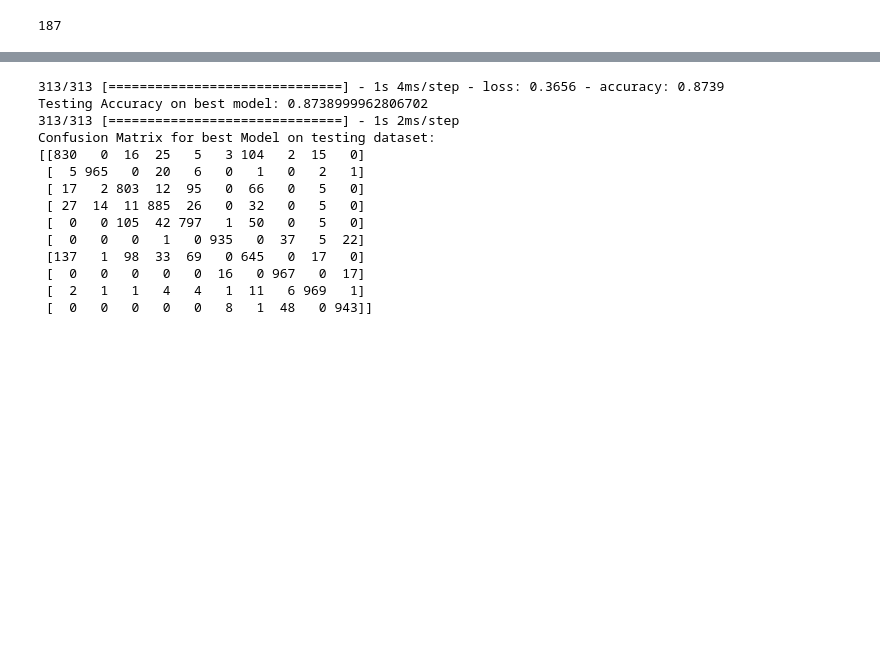
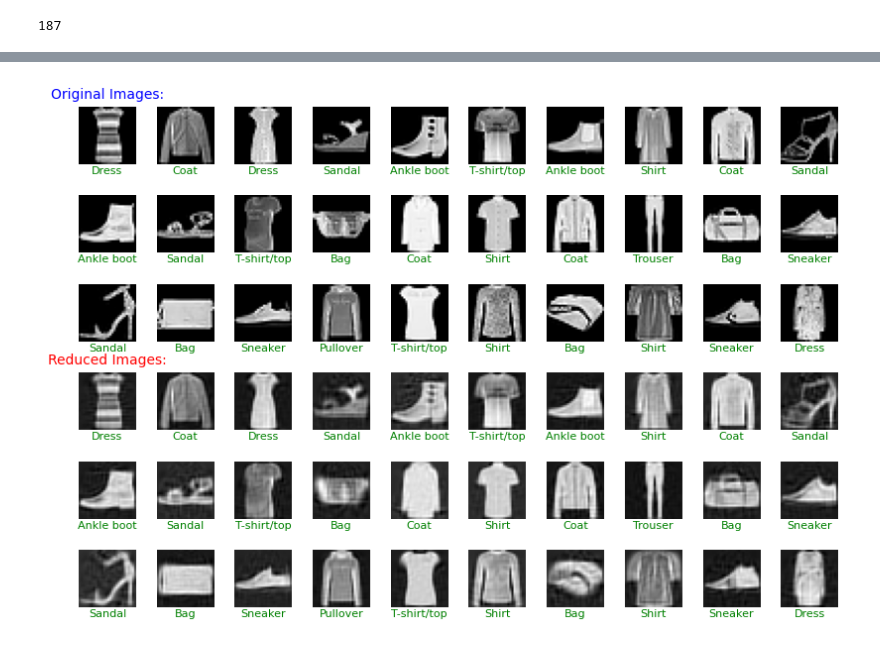
Before and after one commit to geeteshCh/FashionMNIST_Classification, a Jupyter notebook: ECEN_758_Project (1).ipynb, the cells around one changed output, grey strips where cells are left out. Cells and saved outputs as stored; diff of their text form; code cells hidden in the pictures; blank space fills up the shorter version.

```diff
--- a/ECEN_758_Project (1).ipynb
+++ b/ECEN_758_Project (1).ipynb
@@ -160,7 +138,12 @@ sns.scatterplot(x = tsne_results[:,0],
 # %%
 X_train_t = pca.transform(X_train)
+X_val_t   = pca.transform(X_val)
 X_test_t  = pca.transform(X_test)
 
 X_train_i = pca.inverse_transform(X_train_t)
+X_val_i   = pca.inverse_transform(X_val_t)
 X_test_i  = pca.inverse_transform(X_test_t)
-reduced_training_images = X_train_i.reshape(60000,28,28)
+
+
+training_images         = X_train.reshape(48000,28,28)
+reduced_training_images = X_train_i.reshape(48000,28,28)
@@ -232,28 +150,37 @@ Epoch 20: val_accuracy did not improve from 0.88542
-# %%
-# Evaluation of 2nd Model on testing set
-from sklearn.metrics import confusion_matrix
-from keras.models import load_model
-
-best_model = load_model('fnn_model1.h5')
-test_loss, test_accuracy = best_model.evaluate(X_test_t, to_categorical(testing_labels))
-print(f"Testing Accuracy on best model: {test_accuracy}")
-
-# Generate confusion matrix
-y_pred = best_model.predict(X_test_t)
-cm = confusion_matrix(testing_labels, np.argmax(y_pred, axis=1))
-print(f"Confusion Matrix for best Model on testing dataset:\n{cm}")
-# %% [output]
-313/313 [==============================] - 1s 4ms/step - loss: 0.3656 - accuracy: 0.8739
-Testing Accuracy on best model: 0.8738999962806702
-313/313 [==============================] - 1s 2ms/step
-Confusion Matrix for best Model on testing dataset:
-[[830   0  16  25   5   3 104   2  15   0]
- [  5 965   0  20   6   0   1   0   2   1]
- [ 17   2 803  12  95   0  66   0   5   0]
- [ 27  14  11 885  26   0  32   0   5   0]
- [  0   0 105  42 797   1  50   0   5   0]
- [  0   0   0   1   0 935   0  37   5  22]
- [137   1  98  33  69   0 645   0  17   0]
- [  0   0   0   0   0  16   0 967   0  17]
- [  2   1   1   4   4   1  11   6 969   1]
- [  0   0   0   0   0   8   1  48   0 943]]
+# %%
+# Define class names
+class_names = ['T-shirt/top', 'Trouser', 'Pullover', 'Dress', 'Coat', 'Sandal', 'Shirt', 'Sneaker', 'Bag', 'Ankle boot']
+
+# Randomly select 30 images from train dataset to visualize
+num_images_to_display = 30
+random_indexes = np.random.randint(0, X_train.shape[0], num_images_to_display)
+
+# Create a figure with a grid of subplots
+plt.figure(figsize=(8, 6))  # Adjust overall figure size
+
+for i, index in enumerate(random_indexes, 1):
+    # Original image
+    plt.subplot(6, 10, i)
+    plt.imshow(training_images[index], cmap='gray', extent=[0, 1.5, 0, 1.5])
+    if i == 1:
+        # Set the title for the section
+        plt.title("Original Images:", fontsize=10, color='blue')
+    plt.axis('off')
+    # Add the label below the image with adjusted position
+    plt.text(0.75, -0.25, class_names[y_train[index]], ha='center', fontsize=8, color='green')
+
+    # Reduced image
+    plt.subplot(6, 10, i + num_images_to_display)
+    plt.imshow(reduced_training_images[index], cmap='gray', extent=[0, 1.5, 0, 1.5])
+    if i == 1:
+        # Set the title for the section
+        plt.title("Reduced Images:", fontsize=10, color='red')
+    plt.axis('off')
+    # Add the label below the image with adjusted position
+    plt.text(0.75, -0.25, class_names[y_train[index]], ha='center', fontsize=8, color='green')
+
+# Adjust the placement of the title
+plt.tight_layout(rect=[0, 0.03, 1, 0.95])
+plt.show()
+# %% [output]
+[figure, added]
```
Also changed, not shown: parts of 27 cells of this notebook.
